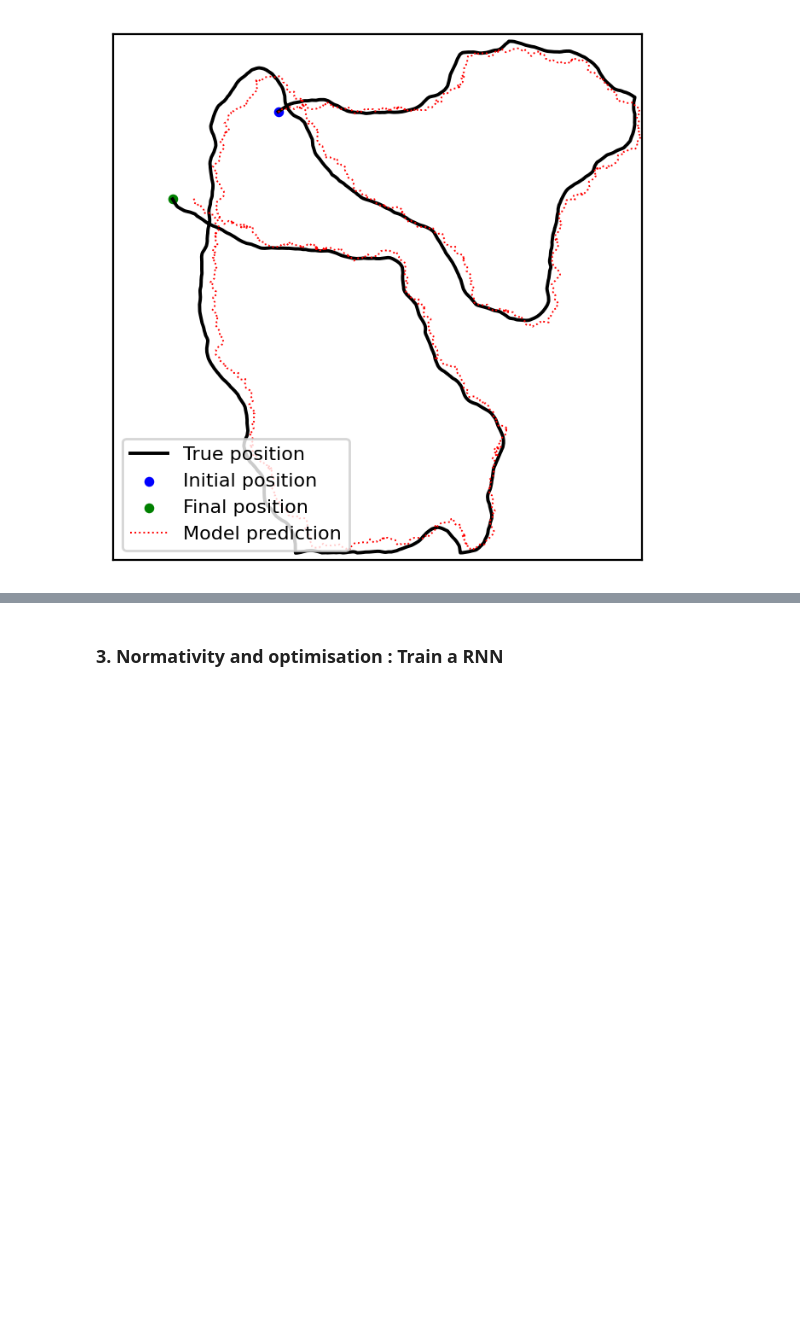
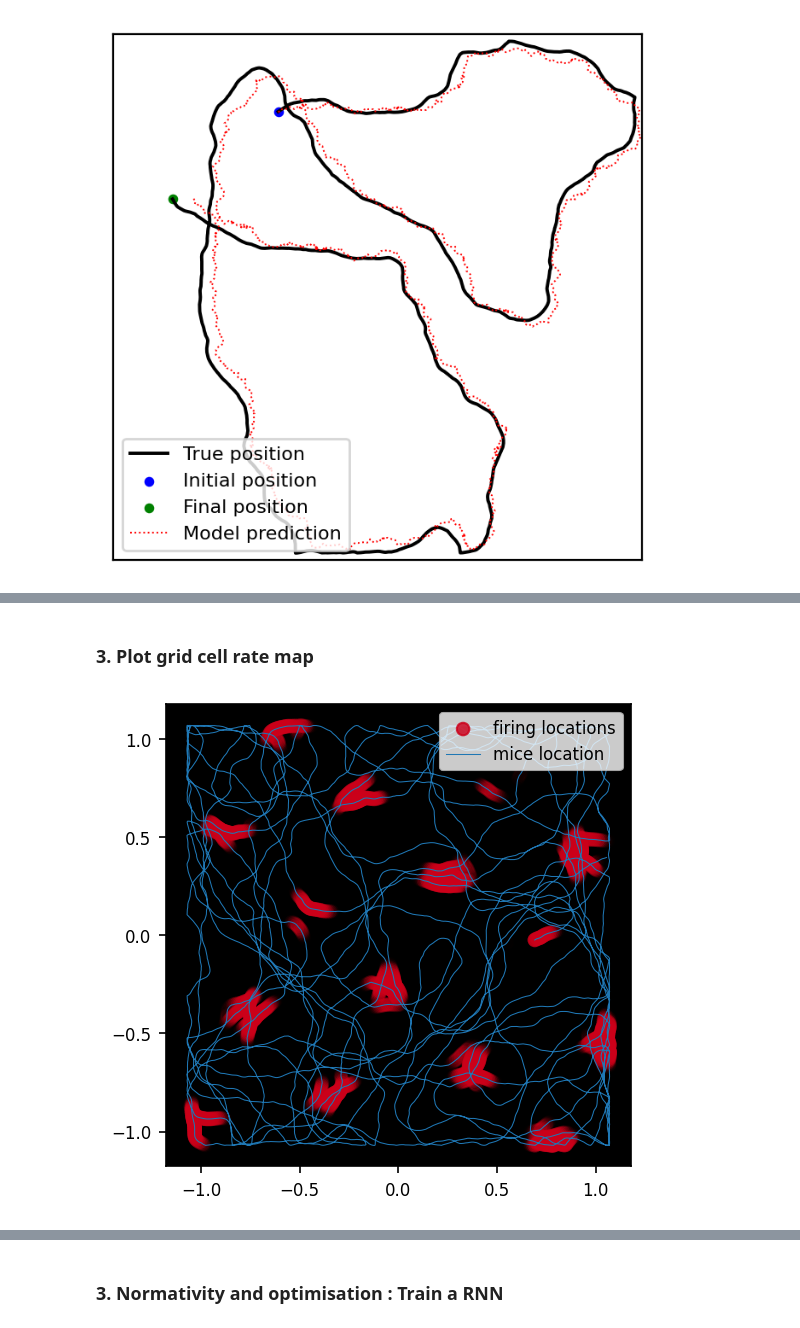
Before and after one commit to gregoireyasmine/grid_cells_burak_fiete, a Jupyter notebook: evaluate_grid.ipynb, the cells around one changed output, grey strips where cells are left out. Saved outputs shown, nothing was run; the diff lists cells and outputs as text; code cells hidden in the pictures; blank space fills up the shorter version.

```diff
--- a/evaluate_grid.ipynb
+++ b/evaluate_grid.ipynb
@@ -236,0 +200,7 @@ ker = null_space(np.eye(len(W))-W)
+# %% [markdown]
+### 3. Plot grid cell rate map
+# %%
+activity = S/S.max()
+_ = plotting.plot_rate_over_trajectory(pos, activity, idx=30, show=True, save=True)
+# %% [output]
+[figure, added]
```
Also changed, not shown: parts of 34 cells of this notebook, 7 other files.
